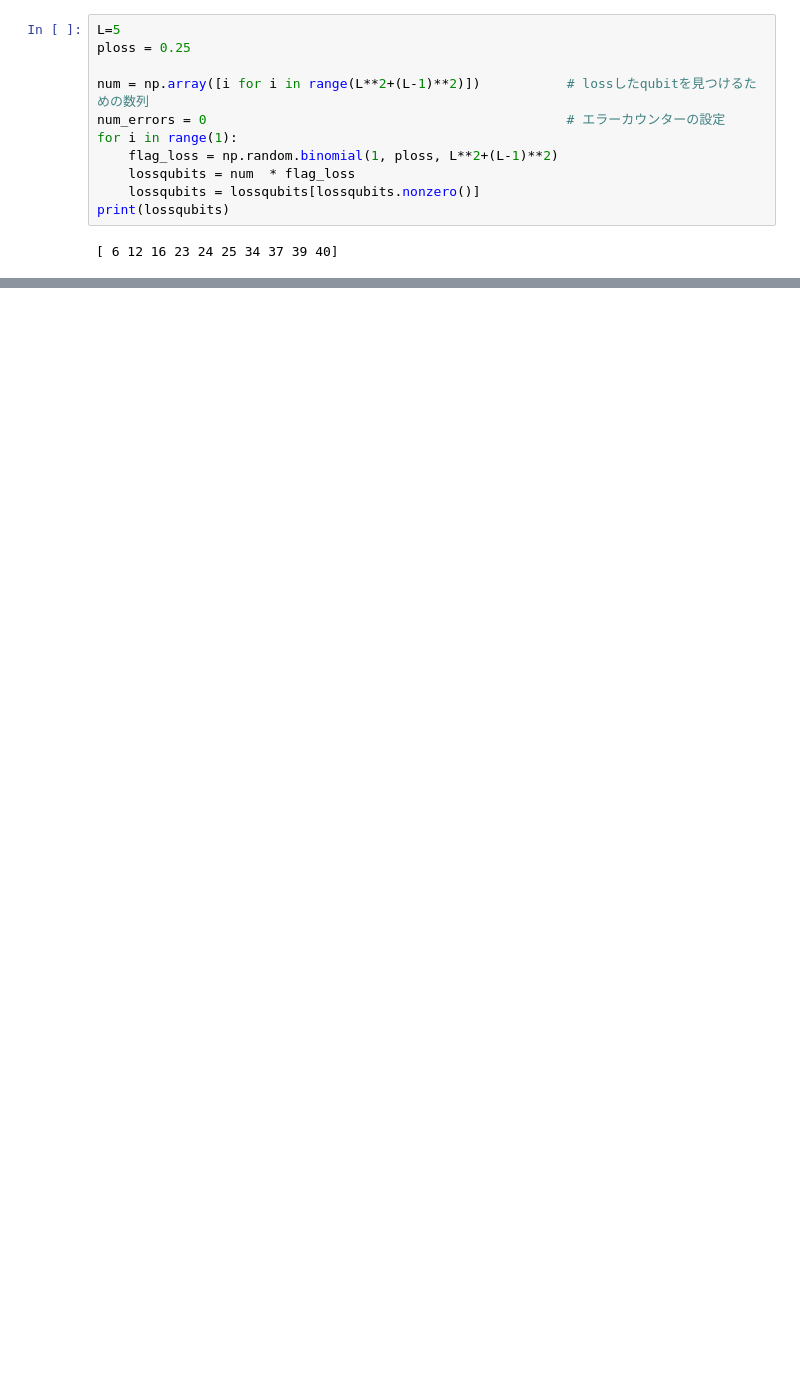
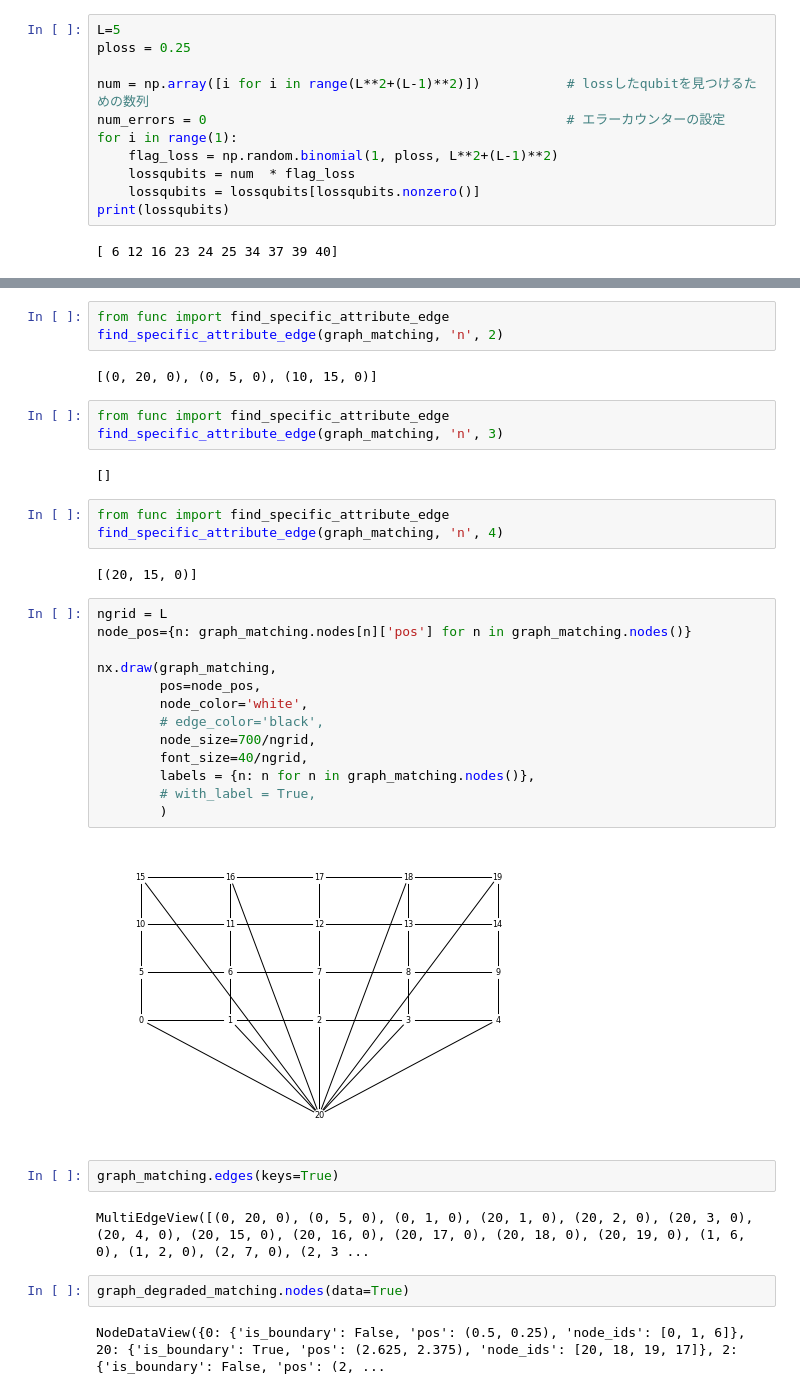
Before and after one commit to FumiKobayashi/pj-planer_code_and_erasure_error, a Jupyter notebook: jikkou.ipynb, the cells around one changed output, grey strips where cells are left out. Saved outputs shown, nothing was run; the diff lists cells and outputs as text; blank space fills up the shorter version.

```diff
--- a/jikkou.ipynb
+++ b/jikkou.ipynb
@@ -303,0 +357,38 @@ print(degraded_edge_id_list)
+# %%
+from func import find_specific_attribute_edge
+find_specific_attribute_edge(graph_matching, 'n', 2)
+# %% [output]
+[(0, 20, 0), (0, 5, 0), (10, 15, 0)]
+# %%
+from func import find_specific_attribute_edge
+find_specific_attribute_edge(graph_matching, 'n', 3)
+# %% [output]
+[]
+# %%
+from func import find_specific_attribute_edge
+find_specific_attribute_edge(graph_matching, 'n', 4)
+# %% [output]
+[(20, 15, 0)]
+# %%
+ngrid = L
+node_pos={n: graph_matching.nodes[n]['pos'] for n in graph_matching.nodes()}
+
+nx.draw(graph_matching,
+        pos=node_pos,
+        node_color='white',
+        # edge_color='black',
+        node_size=700/ngrid,
+        font_size=40/ngrid,
+        labels = {n: n for n in graph_matching.nodes()},
+        # with_label = True,
+        )
+# %% [output]
+[figure, added]
+# %%
+graph_matching.edges(keys=True)
+# %% [output]
+MultiEdgeView([(0, 20, 0), (0, 5, 0), (0, 1, 0), (20, 1, 0), (20, 2, 0), (20, 3, 0), (20, 4, 0), (20, 15, 0), (20, 16, 0), (20, 17, 0), (20, 18, 0), (20, 19, 0), (1, 6, 0), (1, 2, 0), (2, 7, 0), (2, 3 ...
+# %%
+graph_degraded_matching.nodes(data=True)
+# %% [output]
+NodeDataView({0: {'is_boundary': False, 'pos': (0.5, 0.25), 'node_ids': [0, 1, 6]}, 20: {'is_boundary': True, 'pos': (2.625, 2.375), 'node_ids': [20, 18, 19, 17]}, 2: {'is_boundary': False, 'pos': (2, ...
```
Also changed, not shown: parts of 11 cells of this notebook, 3 other files.
